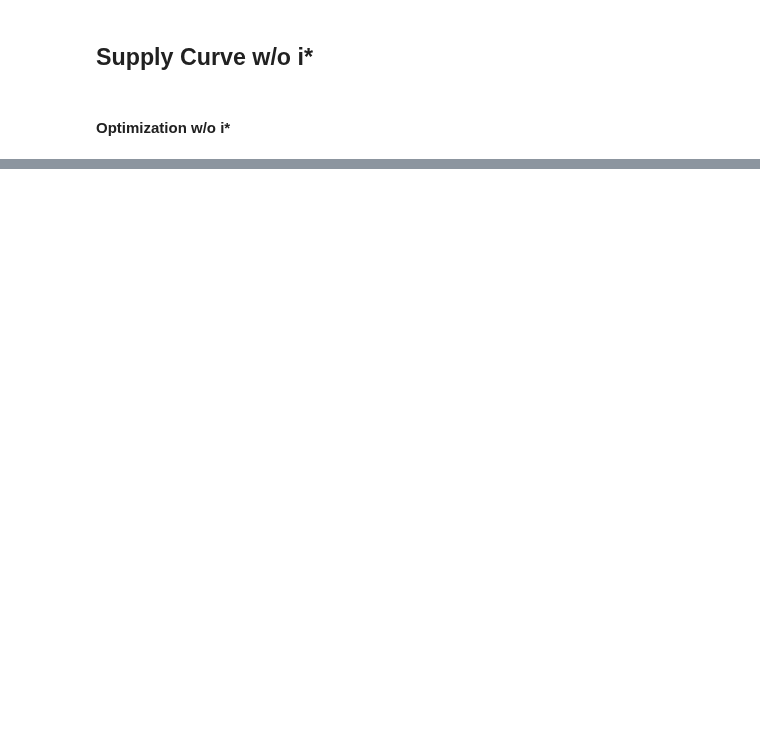
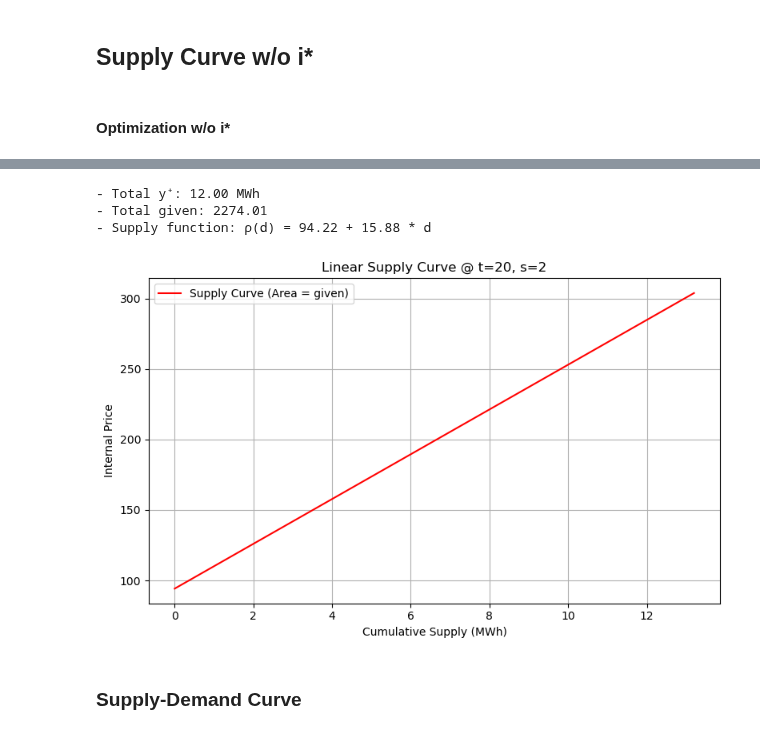
Before and after one commit to syeoyo/der, a Jupyter notebook: rdc.ipynb, the cells around one changed output, grey strips where cells are left out. Drawn from its saved outputs; the diff is of its cells as text; code cells hidden in the pictures; blank space fills up the shorter version.

```diff
--- a/rdc.ipynb
+++ b/rdc.ipynb
@@ -194,6 +420,9 @@ plt.show()
 # %% [markdown]
 #### Optimization w/o i*
 # %%
+# === 설정 ===
+target_i = 4  # RDC를 도출할 대상 DER
+
 I_set = [i for i in range(I) if i != target_i]
 M1 = np.maximum(R[I_set], K[I_set, None, None]).max()
 M2 = max(R[I_set].sum(axis=0).max(), K[I_set].sum())
@@ -345,0 +693,61 @@ plt.show()
+# %%
+# === 설정 ===
+t, s = 20, 2
+target_i = 4
+I_set = [i for i in range(I) if i != target_i]
+i_map = {i: idx for idx, i in enumerate(I_set)}
+
+# === Step 1: 공급 총량 및 수익 계산 ===
+total_supply = sum(yp_vals[i_map[i], t, s] for i in I_set)
+
+# 내부 정산 수익 (given) 계산
+given_s, received_s = 0, 0
+for i in I_set:
+    for j in I_set:
+        if i == j:
+            continue
+        given_s += d_vals[i_map[i], i_map[j], t, s] * P_PN[t]
+        received_s += d_vals[i_map[j], i_map[i], t, s] * P_RT[t, s]
+internal_profit_s = given_s - received_s
+
+Q = total_supply  # = sum of yp[i_map[i], t, s]
+area = given_s      # = sum of d_ij * P_PN[t]
+
+a = P_RT[t, s]     # 최소 수용 가격 (기회비용)
+b = 2 * (area - a * Q) / (Q ** 2) if Q > 0 else 0
+
+# 공급곡선
+def rho_s(d):
+    return a + b * d
+
+quantities = np.linspace(0, 1.1 * Q, 300)
+prices = rho_s(quantities)
+
+# DataFrame
+supply_df = pd.DataFrame({
+    "Quantity (d)": quantities,
+    "Price (ρ)": prices
+})
+
+# 시각화
+
+print(f"- Total y⁺: {Q:.2f} MWh")
+print(f"- Total given: {given_s:.2f}")
+print(f"- Supply function: ρ(d) = {a:.2f} + {b:.2f} * d")
+
+plt.figure(figsize=(8, 5))
+plt.plot(quantities, prices, label="Supply Curve (Area = given)", color="red")
+plt.title(f"Linear Supply Curve @ t={t}, s={s}")
+plt.xlabel("Cumulative Supply (MWh)")
+plt.ylabel("Internal Price")
+plt.grid(True)
+plt.legend()
+plt.tight_layout()
+plt.show()
+# %% [output]
+- Total y⁺: 12.00 MWh
+- Total given: 2274.01
+- Supply function: ρ(d) = 94.22 + 15.88 * d
+[figure, added]
+# %% [markdown]
+### Supply-Demand Curve
```
Also changed, not shown: parts of 15 cells of this notebook, 1 other file.
